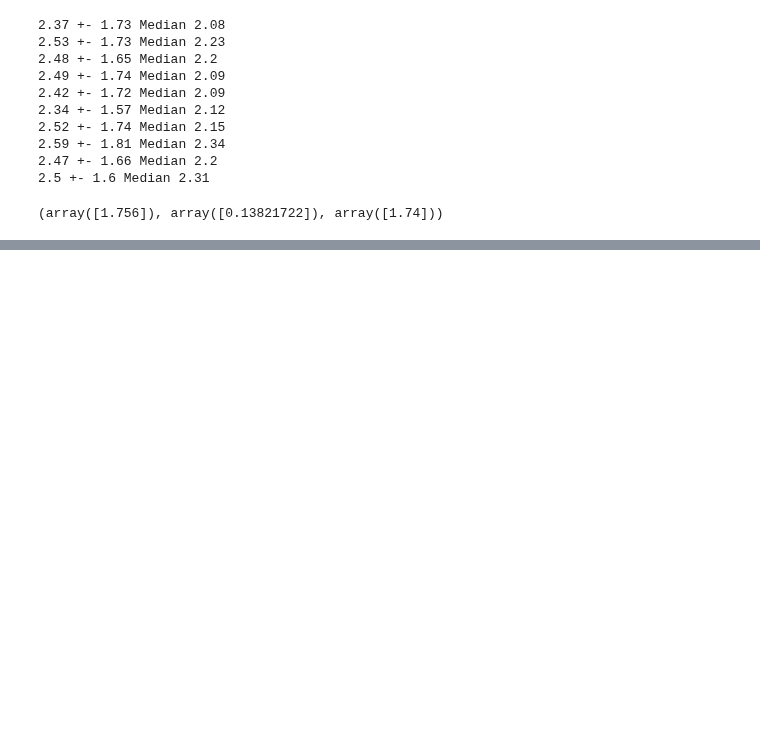
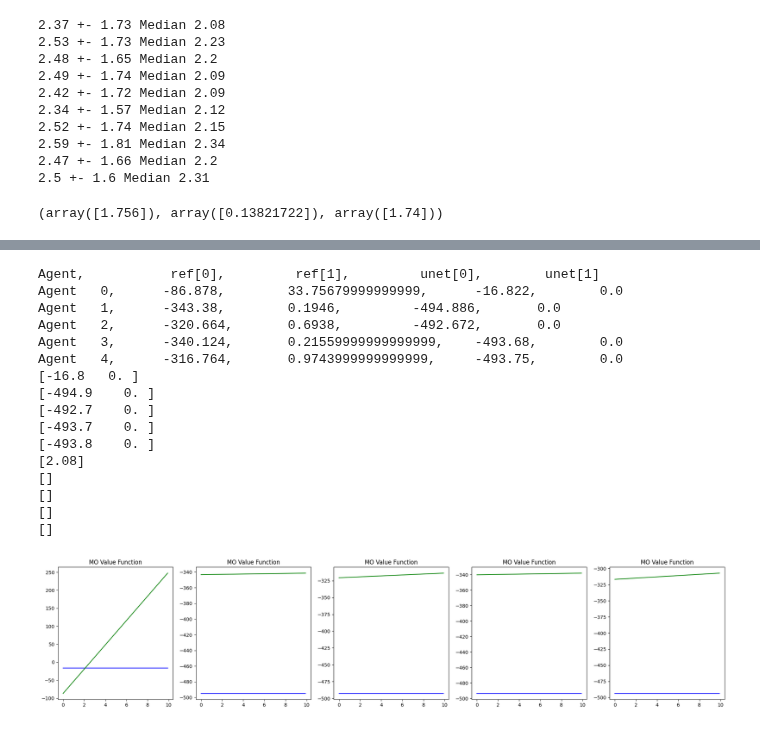
Before and after one commit to maymac00/MAEGG_IPPO, a Jupyter notebook: wes.ipynb, the cells around one changed output, grey strips where cells are left out. Cells and saved outputs as stored; diff of their text form; code cells hidden in the pictures; blank space fills up the shorter version.

```diff
--- a/wes.ipynb
+++ b/wes.ipynb
@@ -83,7 +83,7 @@ we.mean(axis=0), we.std(axis=0), np.median(we, axis=0)
 (array([1.756]), array([0.13821722]), array([1.74]))
 # %%
 folder = lambda db, eff, we : f"/db{db}_effrate{eff}_we{we}_ECAI_new"
-eff_rates = [0, 0.2, 0.6, 0.8]
+eff_rates = [0, 0.2, 0.4, 0.6, 0.8]
 dbs = [1, 10, 1000]
 
 we = np.zeros((len(eff_rates), len(dbs), 10))
@@ -97,6 +97,7 @@ for eff_rate in eff_rates:
 
         unethical = pd.read_csv(path + folder(0, eff_rate, 0)*2  + "/mo_rewards.csv")
         unethical_np = unethical.to_numpy().reshape(-1, 500, 5, 2).mean(axis=1)
+        unethical_np[:, :, 1] = 0
 
         ethical = pd.read_csv(path + folder(db, eff_rate, 10)*2  + "/mo_rewards.csv")
         ethical_np = ethical.to_numpy().reshape(-1, 500, 5, 2).mean(axis=1)
@@ -119,5 +120,5 @@ for eff_rate in eff_rates:
         """we[eff_rates.index(eff_rate), dbs.index(db)] = np.array(wes).mean(axis=0).squeeze()
         we_std[eff_rates.index(eff_rate), dbs.index(db)] = np.array(wes).std(axis=0).squeeze()
         we_median[eff_rates.index(eff_rate), dbs.index(db)] = np.median(np.array(wes), axis=0).squeeze()"""
-we[eff_rates.index(0.8), :].mean(axis=1)
+we[eff_rates.index(0.2), :].mean(axis=1)
 # %% [output]
@@ -159,36 +159,55 @@ for db in dbs:
 import matplotlib.pyplot as plt
 import  matplotlib
 # matplotlib.use("Qt5Agg")
-ref = pd.read_csv(path + folder(1, 1, 20)*2  + "/mo_rewards.csv").to_numpy().reshape(-1, 500, 5, 2).mean(axis=1)[0]
+ref = pd.read_csv(path + folder(1, 0.2, 10)*2  + "/mo_rewards.csv").to_numpy().reshape(-1, 500, 5, 2).mean(axis=1)[0]
 
-unet = pd.read_csv(path + folder(0, 1, 0)*2  + "/mo_rewards.csv").to_numpy().reshape(-1, 500, 5, 2).mean(axis=1)[0]
+unet = pd.read_csv(path + folder(0, 0.2, 0)*2  + "/mo_rewards.csv").to_numpy().reshape(-1, 500, 5, 2).mean(axis=1)[0]
+unet[:,  1] = 0
 
 fig, axs = plt.subplots(1, 5, figsize=(25, 5))
 step = 0.1
 # for ag in mo_value_w10:
 max_weight = 10
 # Subplot for each agent
 x = np.arange(0, max_weight, step)
 w = np.array([np.ones(int(max_weight/step)), np.arange(0, max_weight, step)])
 
 print("Agent, \t\t ref[0],\t ref[1],\t unet[0],\t unet[1]")
 for i, ag in enumerate(range(5)):
     # Print lines like: Agent i, ref[0], ref[1], unet[0], unet[1]
     print(f"Agent \t{ag}, \t{ref[ag, 0]}, \t{ref[ag, 1]}, \t{unet[ag, 0]}, \t{unet[ag, 1]}")
 
 for i, ag in enumerate(range(5)):
     axs[i].set_title("MO Value Function")
     print(np.round(unet[ag], 1))
     axs[i].plot(x, np.dot(unet[ag], w), c="blue")
     axs[i].plot(x, np.dot(ref[ag], w), c="green")
 
 wes = []
 for ag in range(5):
     # Print intersecctions
     inter = get_intersection(unet[ag, 0], unet[ag, 1], ref[ag, 0], ref[ag, 1], max_weight=max_weight)
     print(inter)
     wes.append(inter)
 plt.show()
+# %% [output]
+Agent,           ref[0],         ref[1],         unet[0],        unet[1]
+Agent   0,      -86.878,        33.75679999999999,      -16.822,        0.0
+Agent   1,      -343.38,        0.1946,         -494.886,       0.0
+Agent   2,      -320.664,       0.6938,         -492.672,       0.0
+Agent   3,      -340.124,       0.21559999999999999,    -493.68,        0.0
+Agent   4,      -316.764,       0.9743999999999999,     -493.75,        0.0
+[-16.8   0. ]
+[-494.9    0. ]
+[-492.7    0. ]
+[-493.7    0. ]
+[-493.8    0. ]
+[2.08]
+[]
+[]
+[]
+[]
+[figure, added]
 # %%
 # Ploting for paper
 import matplotlib.pyplot as plt
```
Also changed, not shown: parts of 8 cells of this notebook.
